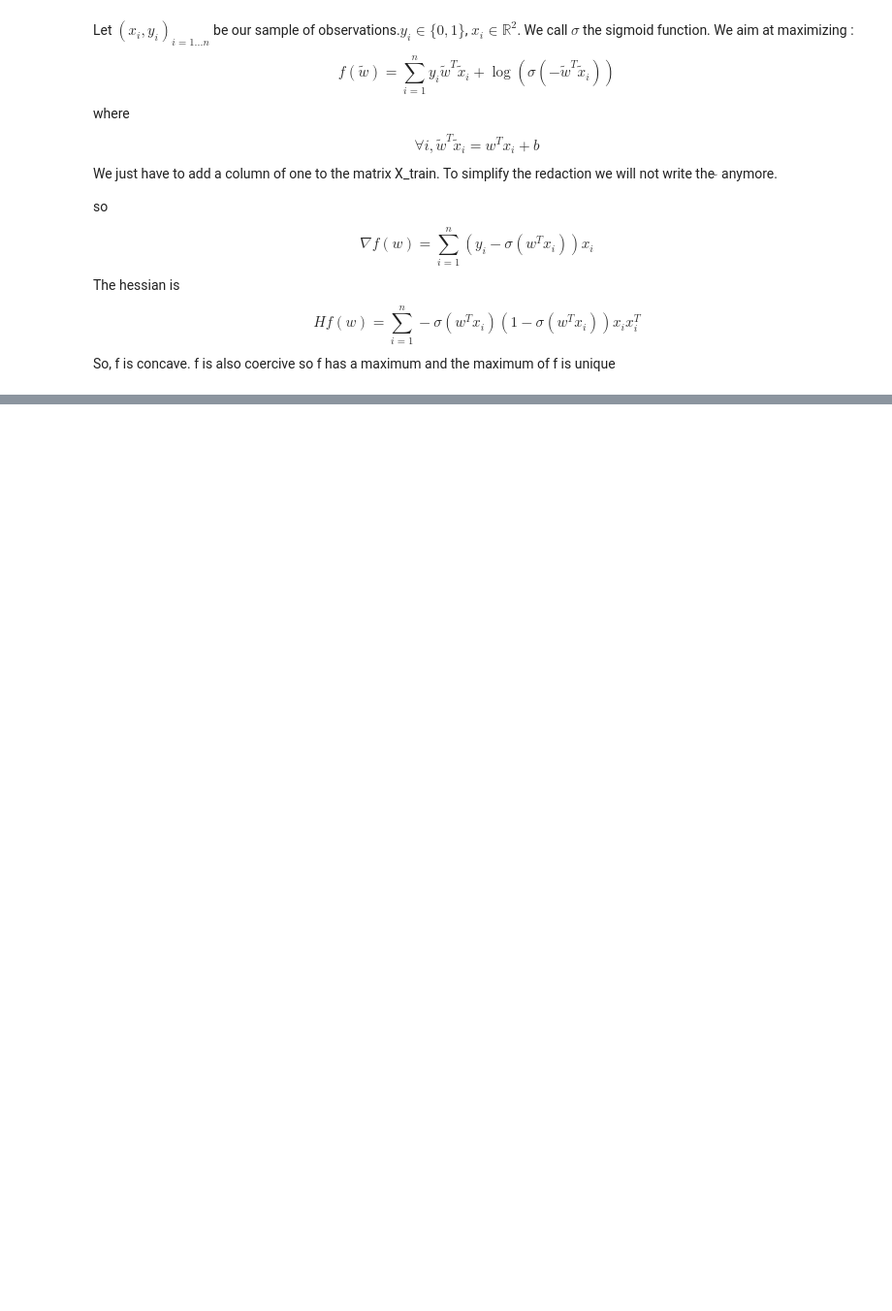
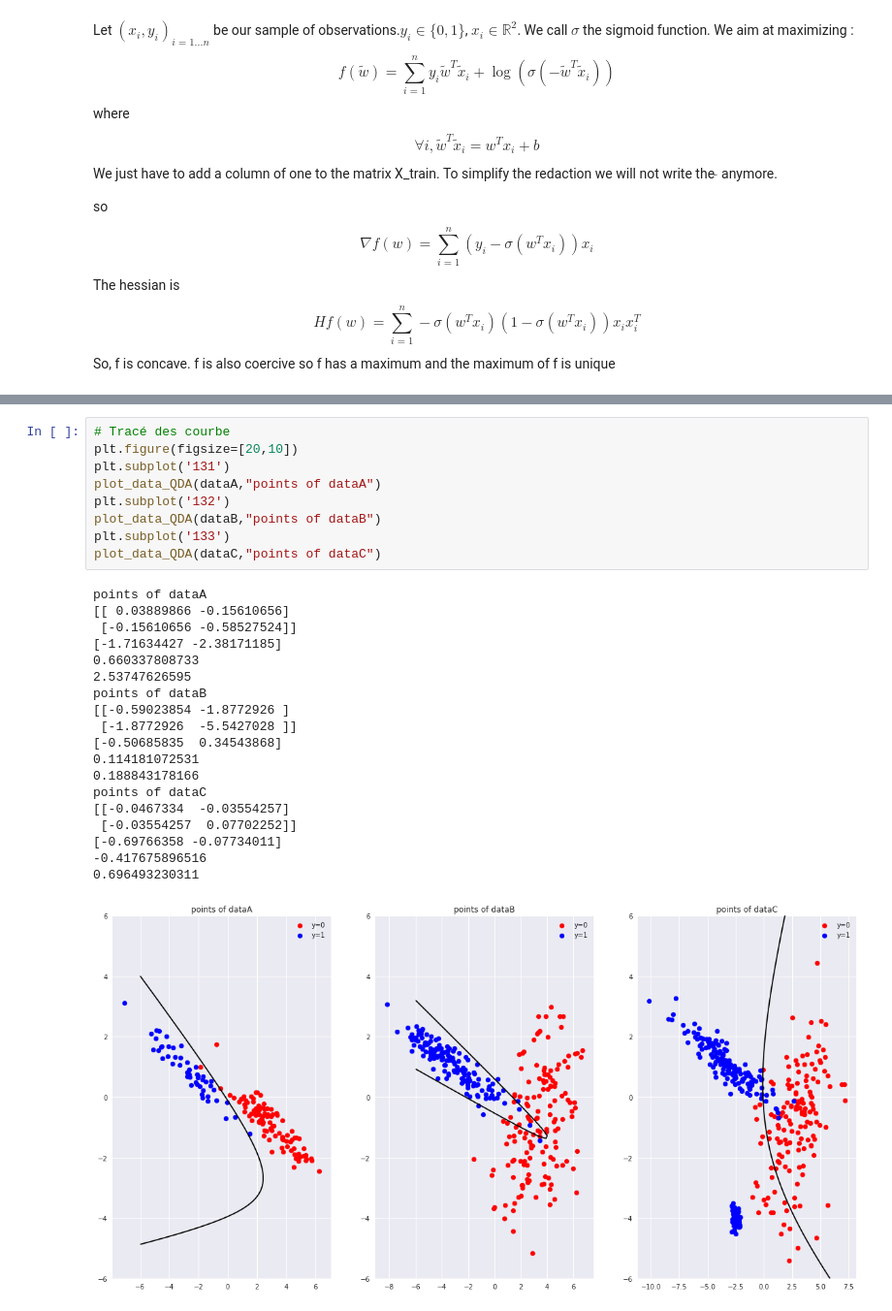
Before and after one commit to sofsoo1995/DM_PGM, a Jupyter notebook: MVA_DM1_Horache_Sofiane.ipynb, the cells around one changed output, grey strips where cells are left out. Shown: that part at 97% size. Saved outputs shown, nothing was run; the diff lists cells and outputs as text; blank space fills up the shorter version.

```diff
--- a/MVA_DM1_Horache_Sofiane.ipynb
+++ b/MVA_DM1_Horache_Sofiane.ipynb
@@ -329,0 +545,29 @@ Conclusion : The logistic regression performs quite well but less precise for th
+# %%
+# Tracé des courbe
+plt.figure(figsize=[20,10])
+plt.subplot('131')
+plot_data_QDA(dataA,"points of dataA")
+plt.subplot('132')
+plot_data_QDA(dataB,"points of dataB")
+plt.subplot('133')
+plot_data_QDA(dataC,"points of dataC")
+# %% [output]
+points of dataA
+[[ 0.03889866 -0.15610656]
+ [-0.15610656 -0.58527524]]
+[-1.71634427 -2.38171185]
+0.660337808733
+2.53747626595
+points of dataB
+[[-0.59023854 -1.8772926 ]
+ [-1.8772926  -5.5427028 ]]
+[-0.50685835  0.34543868]
+0.114181072531
+0.188843178166
+points of dataC
+[[-0.0467334  -0.03554257]
+ [-0.03554257  0.07702252]]
+[-0.69766358 -0.07734011]
+-0.417675896516
+0.696493230311
+[figure, added]
```
Also changed, not shown: parts of 16 cells of this notebook.
